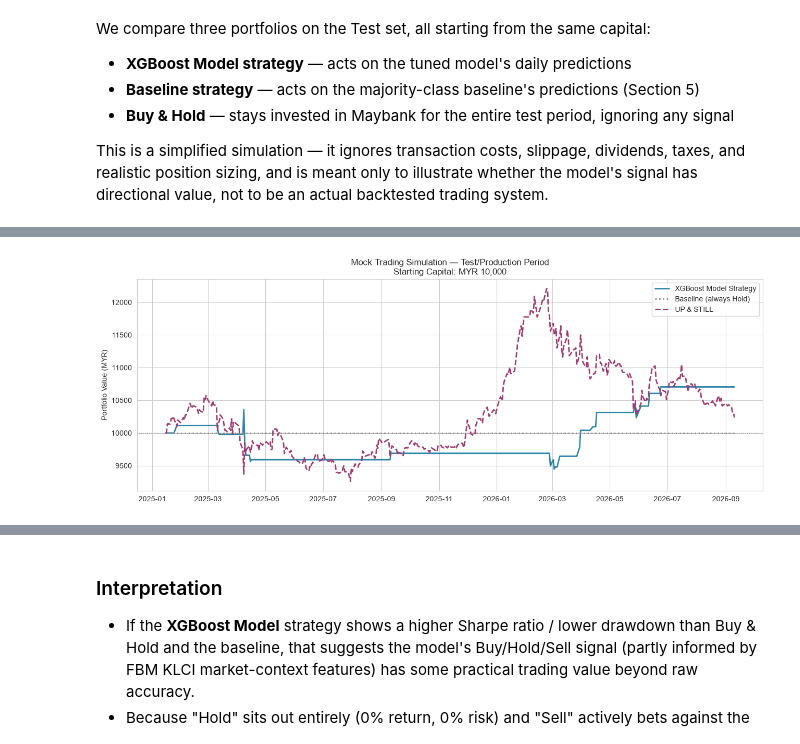
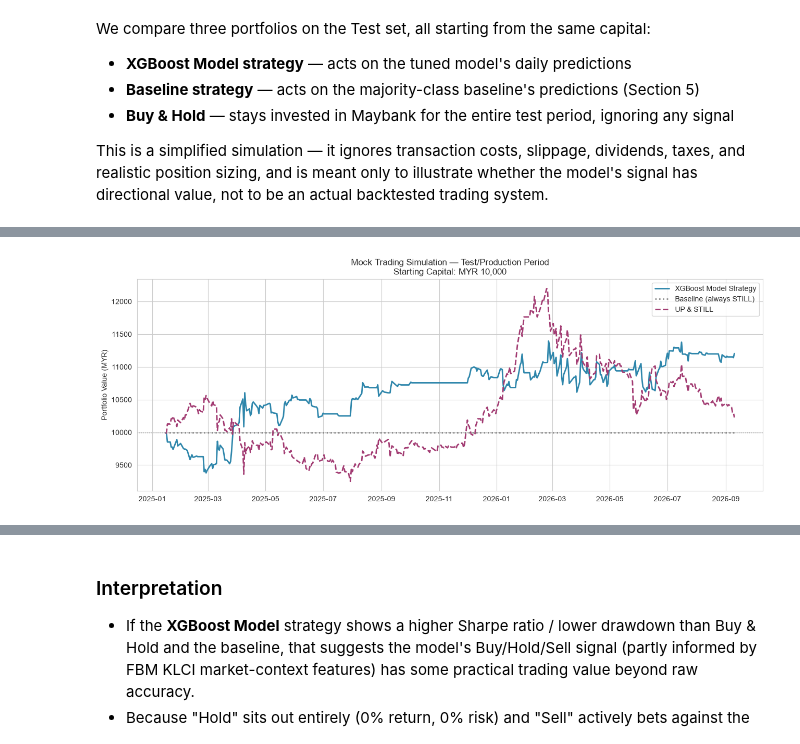
Before and after one commit to kyle-bdvl/PutraTradeML, a Jupyter notebook: notebooks/maybank_xgboost_prediction_multiclassifier.ipynb, the cells around one changed output, grey strips where cells are left out. Saved outputs shown, nothing was run; the diff lists cells and outputs as text; code cells hidden in the pictures.

```diff
--- a/notebooks/maybank_xgboost_prediction_multiclassifier.ipynb
+++ b/notebooks/maybank_xgboost_prediction_multiclassifier.ipynb
@@ -320,9 +354,13 @@ X_train, y_train = train_df[feature_cols], train_df["target_signal"]
 X_valid, y_valid = valid_df[feature_cols], valid_df["target_signal"]
 X_test,  y_test  = test_df[feature_cols],  test_df["target_signal"]
 
+# --- Compute class balance weights to prevent collapsing into 'Hold' ---
+sample_weights_train = compute_sample_weight("balanced", y_train)
+sample_weights_valid = compute_sample_weight("balanced", y_valid)
+
 print(f"Train: {X_train.shape}  ({train_df.index.min().date()} -> {train_df.index.max().date()})")
 print(f"Valid: {X_valid.shape}  ({valid_df.index.min().date()} -> {valid_df.index.max().date()})")
-print(f"Test : {X_test.shape}  ({test_df.index.min().date()} -> {test_df.index.max().date()})  <- production STILL-out")
+print(f"Test : {X_test.shape}  ({test_df.index.min().date()} -> {test_df.index.max().date()})  <- production hold-out")
 
 def class_balance_str(y):
     counts = y.value_counts(normalize=True).sort_index()
@@ -480,11 +548,14 @@ final_model = XGBClassifier(
     subsample=best_params["subsample"],
     colsample_bytree=best_params["colsample_bytree"],
     min_child_weight=best_params["min_child_weight"],
+    gamma=best_params.get("gamma", 0.1),
+    reg_alpha=0.5,
+    reg_lambda=2.0,
     eval_metric="mlogloss",
     random_state=RANDOM_STATE,
     n_jobs=-1,
 )
 
-final_model.fit(X_train, y_train)
-print("Final model trained with tuned hyperparameters.")
+final_model.fit(X_train, y_train, sample_weight=sample_weights_train)
+print("Final model trained with tuned hyperparameters and balanced sample weights.")
 # %% [output]
@@ -751,16 +953,38 @@ Name: count, dtype: int64
 # %%
 plt.figure(figsize=(13, 5))
-plt.plot(sim.index, sim["model_equity"],    label="XGBoost Model Strategy", color="#2E86AB", linewidth=2)
-plt.plot(sim.index, sim["baseline_equity"], label=f"Baseline (always {majority_class_name})", color="#8C8C8C", linewidth=2, linestyle=":")
-plt.plot(sim.index, sim["UP_STILL_equity"], label="UP & STILL", color="#A23B72", linewidth=2, linestyle="--")
+plt.plot(
+    sim.index,
+    sim["model_equity"],
+    label="XGBoost Model Strategy",
+    color="#2E86AB",
+    linewidth=2,
+)
+plt.plot(
+    sim.index,
+    sim["baseline_equity"],
+    label=f"Baseline (always {majority_class_name})",
+    color="#8C8C8C",
+    linewidth=2,
+    linestyle=":",
+)
+plt.plot(
+    sim.index,
+    sim["UP_STILL_equity"],
+    label="UP & STILL",
+    color="#A23B72",
+    linewidth=2,
+    linestyle="--",
+)
 plt.axhline(STARTING_CAPITAL, color="gray", linewidth=1, linestyle=":")
-plt.title(f"Mock Trading Simulation — Test/Production Period\nStarting Capital: MYR {STARTING_CAPITAL:,}")
+plt.title(
+    f"Mock Trading Simulation — Test/Production Period\nStarting Capital: MYR {STARTING_CAPITAL:,}"
+)
 plt.ylabel("Portfolio Value (MYR)")
 plt.legend()
 plt.tight_layout()
 plt.show()
 # %% [output]
-[figure, old version]
+[figure, new version]
 # %%
 def sim_summary(returns, equity, name):
     total_return = equity.iloc[-1] / STARTING_CAPITAL - 1
```
Also changed, not shown: parts of 26 cells of this notebook.
